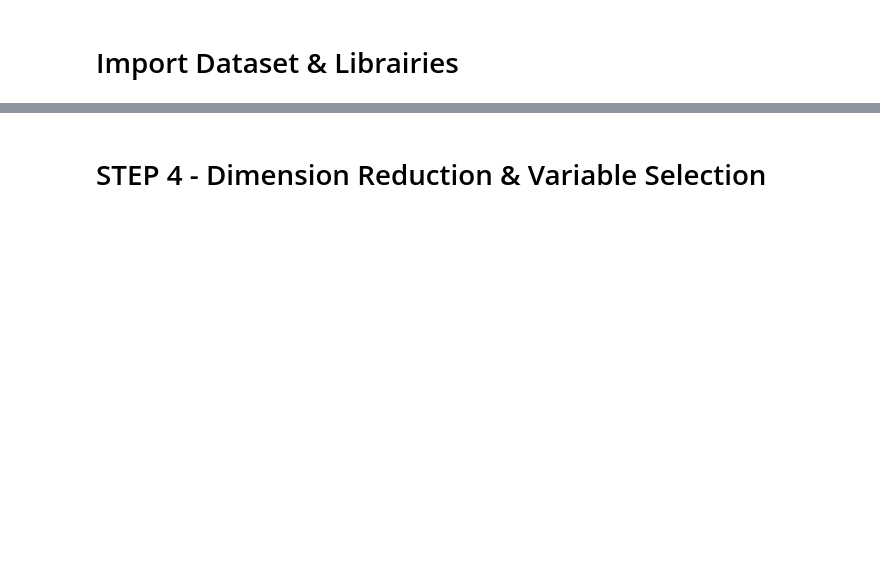
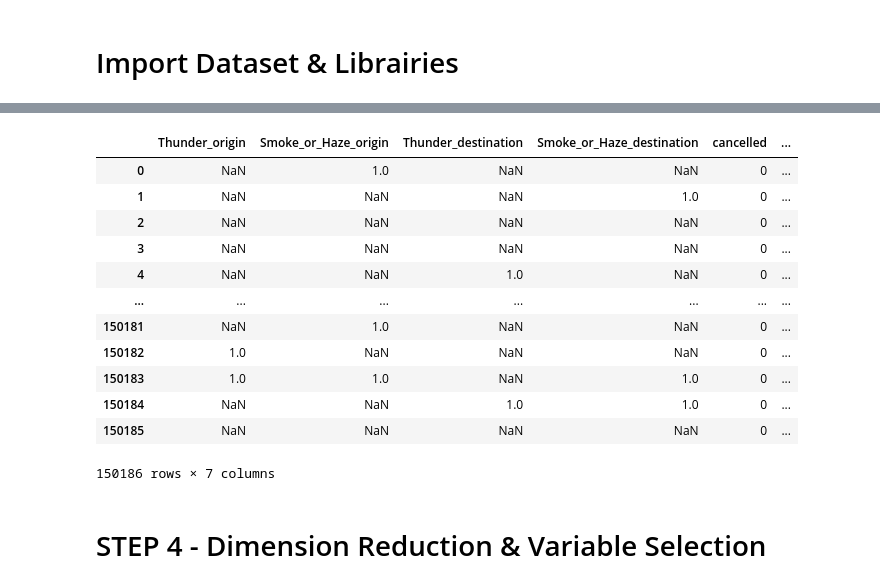
Before and after one commit to 538455/LHL_MidTermProject-Flight-Delay-Predictions, a Jupyter notebook: src/ipynb/Step_2-Modeling.ipynb, the cells around one changed output, grey strips where cells are left out. Saved outputs shown, nothing was run; the diff lists cells and outputs as text; code cells hidden in the pictures; blank space fills up the shorter version.

```diff
--- a/src/ipynb/Step_2-Modeling.ipynb
+++ b/src/ipynb/Step_2-Modeling.ipynb
@@ -47,5 +72,21 @@ correlations.shape
 # %%
 correlations.to_csv('../../data/processed/flights_sample_corr_matrix.csv')
+# %%
+flights_sample.iloc[:,[25,26,38,39,47,48,49]]
+# %% [output]
+|  | Thunder_origin | Smoke_or_Haze_origin | Thunder_destination | Smoke_or_Haze_destination | cancelled | ... |
+| 0 | NaN | 1.0 | NaN | NaN | 0 | ... |
+| 1 | NaN | NaN | NaN | 1.0 | 0 | ... |
+| 2 | NaN | NaN | NaN | NaN | 0 | ... |
+| 3 | NaN | NaN | NaN | NaN | 0 | ... |
+| 4 | NaN | NaN | 1.0 | NaN | 0 | ... |
+| ... | ... | ... | ... | ... | ... | ... |
+| 150181 | NaN | 1.0 | NaN | NaN | 0 | ... |
+| 150182 | 1.0 | NaN | NaN | NaN | 0 | ... |
+| 150183 | 1.0 | 1.0 | NaN | 1.0 | 0 | ... |
+| 150184 | NaN | NaN | 1.0 | 1.0 | 0 | ... |
+| 150185 | NaN | NaN | NaN | NaN | 0 | ... |
+150186 rows × 7 columns
 # %% [markdown]
 # STEP 4 - Dimension Reduction & Variable Selection
 # %%
```
Also changed, not shown: parts of 8 cells of this notebook, 1 other file.
